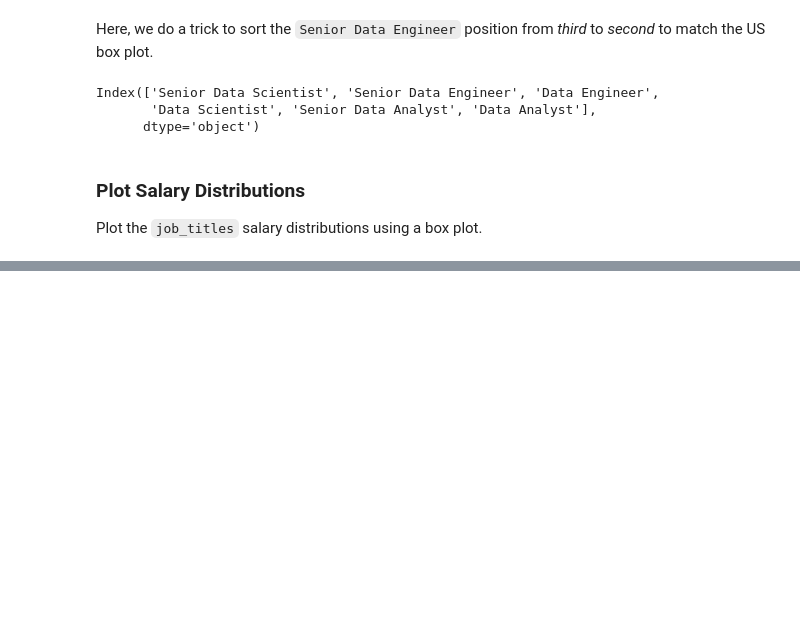
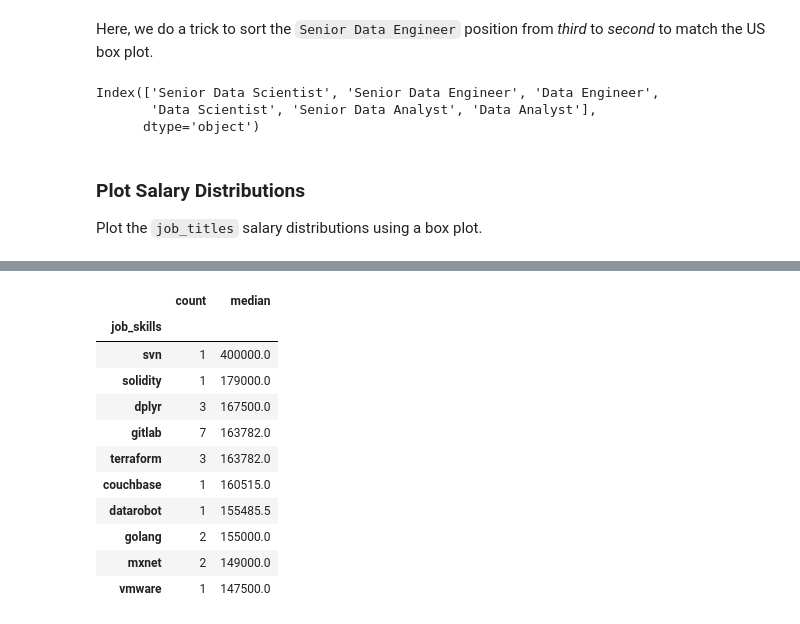
Before and after one commit to amitkr209/Python_and_R_Projects, a Jupyter notebook: 3_Project/4_Salary_Analysis.ipynb, the cells around one changed output, grey strips where cells are left out. Saved outputs shown, nothing was run; the diff lists cells and outputs as text; code cells hidden in the pictures; blank space fills up the shorter version.

```diff
--- a/3_Project/4_Salary_Analysis.ipynb
+++ b/3_Project/4_Salary_Analysis.ipynb
@@ -253,0 +293,19 @@ plt.show()
+# %%
+df_DA_top_pay = df_DA_glo_explode.groupby('job_skills')['salary_year_avg'].agg(['count', 'median']).sort_values(by='median', ascending=False)
+
+df_DA_top_pay = df_DA_top_pay.head(10)
+
+df_DA_top_pay
+# %% [output]
+|  | count | median |
+| job_skills |  |  |
+| svn | 1 | 400000.0 |
+| solidity | 1 | 179000.0 |
+| dplyr | 3 | 167500.0 |
+| gitlab | 7 | 163782.0 |
+| terraform | 3 | 163782.0 |
+| couchbase | 1 | 160515.0 |
+| datarobot | 1 | 155485.5 |
+| golang | 2 | 155000.0 |
+| mxnet | 2 | 149000.0 |
+| vmware | 1 | 147500.0 |
```
Also changed, not shown: parts of 12 cells of this notebook, 1 other file.
